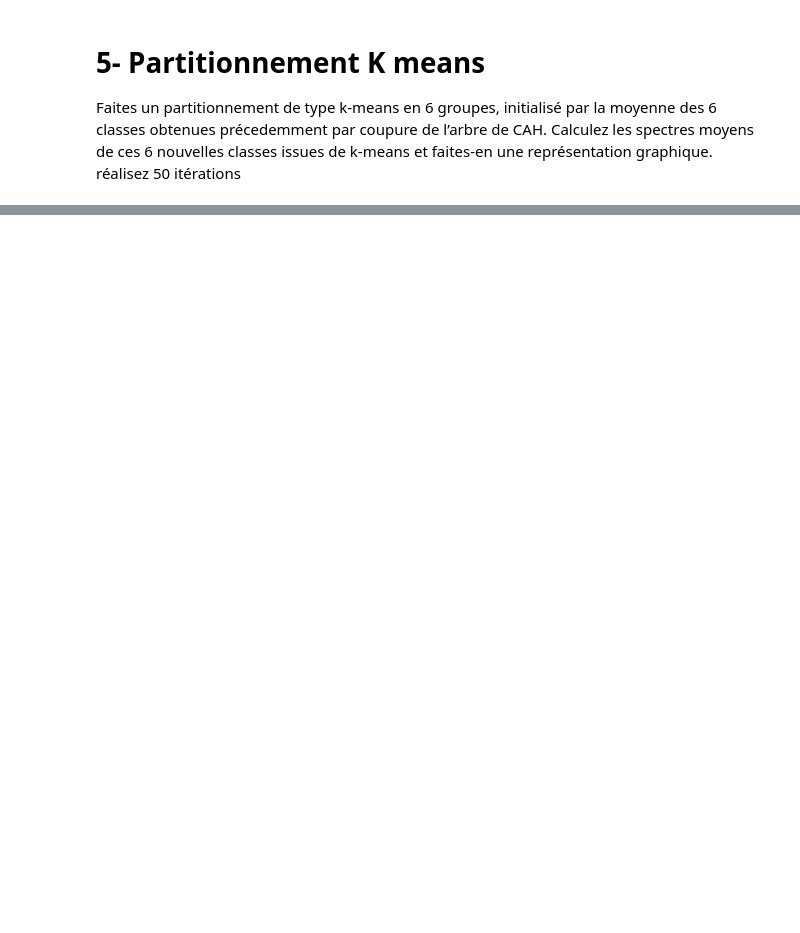
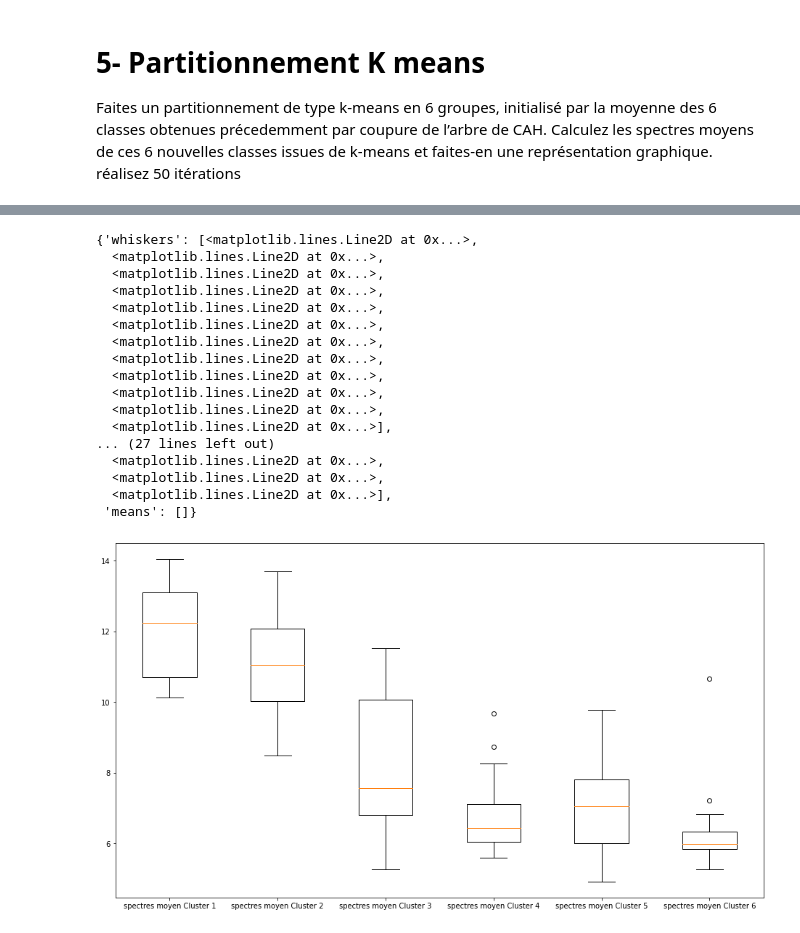
Before and after one commit to BigDwelcome/Chemoocs, a Jupyter notebook: Grain 6/Grain 6.ipynb, the cells around one changed output, grey strips where cells are left out. Saved outputs shown, nothing was run; the diff lists cells and outputs as text; code cells hidden in the pictures; blank space fills up the shorter version.

```diff
--- a/Grain 6/Grain 6.ipynb
+++ b/Grain 6/Grain 6.ipynb
@@ -394,3 +412,6 @@ kmeans = KMeans(n_clusters=n_clusters,init = class_center, max_iter= 50, random_
 
 ## ajustez le modèle au données de spectres SNV  X
 kmeans.fit(X)
+
+### recupere les indices des clusters
+cluster_labels_kmeans = kmeans.labels_
@@ -445,0 +506,27 @@ array([[ 3.04404733e-02,  4.96538685e-02, -6.36724414e-03,
+# %%
+qte_acide_linoleique_by_kmeans = []
+for i in range (len(cluster_indices_kmeans)):
+    qte_acide_linoleique_by_kmeans.append(qte_acide_linoleique[cluster_indices_kmeans[i]])
+qte_acide_linoleique_by_kmeans = np.array(qte_acide_linoleique_by_kmeans)
+# %%
+plt.figure(figsize=(16,9))
+plt.boxplot(x=qte_acide_linoleique_by_kmeans,labels=classe_spectres_moyen_kmeans)
+# %% [output]
+{'whiskers': [<matplotlib.lines.Line2D at 0x...>,
+  <matplotlib.lines.Line2D at 0x...>,
+  <matplotlib.lines.Line2D at 0x...>,
+  <matplotlib.lines.Line2D at 0x...>,
+  <matplotlib.lines.Line2D at 0x...>,
+  <matplotlib.lines.Line2D at 0x...>,
+  <matplotlib.lines.Line2D at 0x...>,
+  <matplotlib.lines.Line2D at 0x...>,
+  <matplotlib.lines.Line2D at 0x...>,
+  <matplotlib.lines.Line2D at 0x...>,
+  <matplotlib.lines.Line2D at 0x...>,
+  <matplotlib.lines.Line2D at 0x...>],
+... (27 lines left out)
+  <matplotlib.lines.Line2D at 0x...>,
+  <matplotlib.lines.Line2D at 0x...>,
+  <matplotlib.lines.Line2D at 0x...>],
+ 'means': []}
+[figure, added]
```
Also changed, not shown: parts of 21 cells of this notebook.
